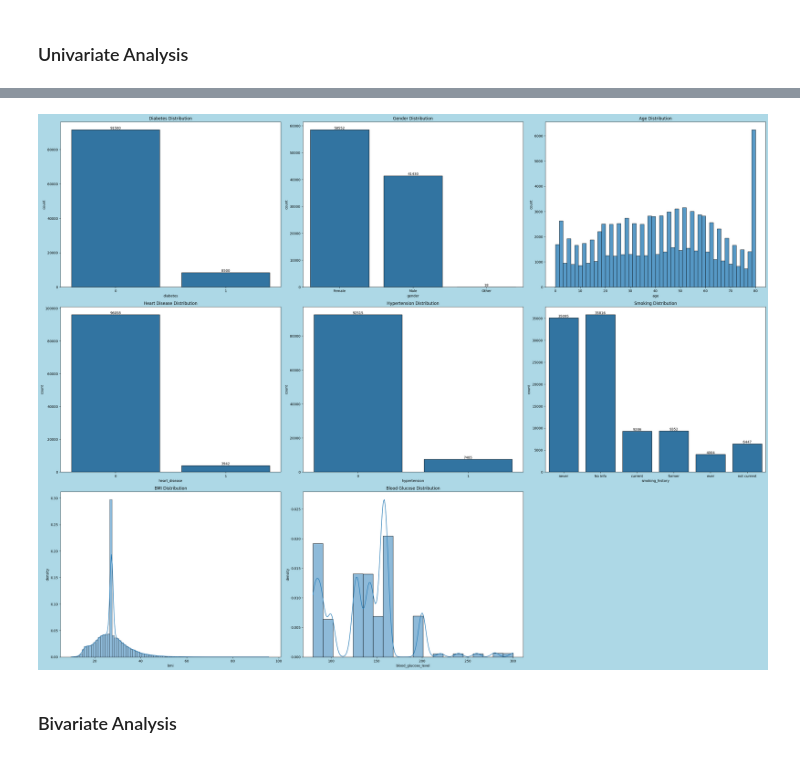
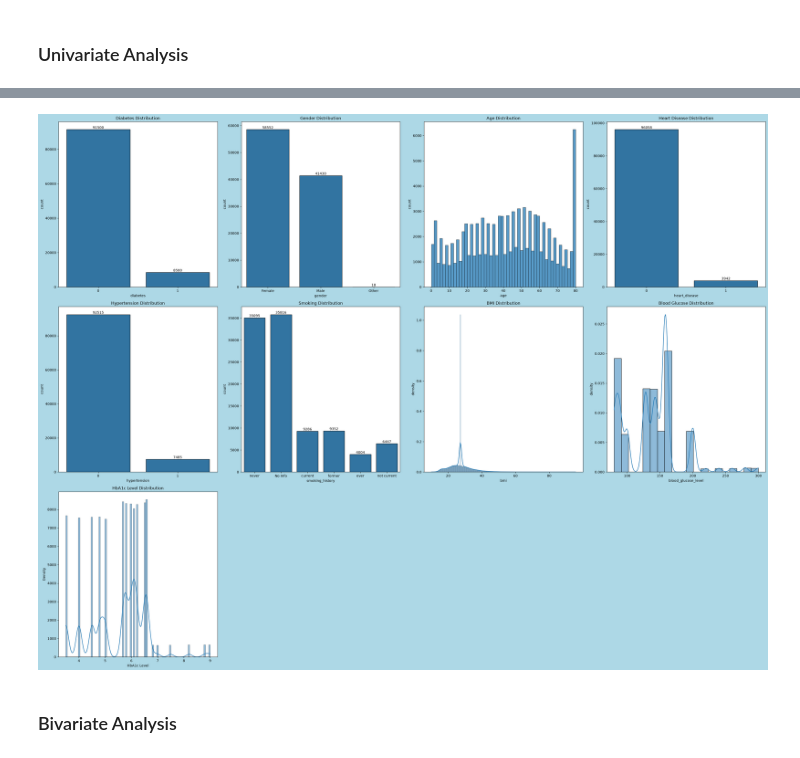
Before and after one commit to divneyrop/data-portfolio, a Jupyter notebook: notebooks/diabetes/eda.ipynb, the cells around one changed output, grey strips where cells are left out. Drawn from its saved outputs; the diff is of its cells as text; code cells hidden in the pictures.

```diff
--- a/notebooks/diabetes/eda.ipynb
+++ b/notebooks/diabetes/eda.ipynb
@@ -75,55 +103,61 @@ diabetes: 2 distinct values
 # %%
 plt.figure(figsize=(30,30), facecolor="lightblue")
 
-plt.subplot(4,3,1)
+plt.subplot(4,4,1)
 ax = sns.countplot(data=df, x="diabetes", edgecolor="black")
 ax.bar_label(ax.containers[0]) # type: ignore
 plt.title("Diabetes Distribution")
 
-plt.subplot(4,3,2)
+plt.subplot(4,4,2)
 ax = sns.countplot(data=df, x="gender", edgecolor="black")
 ax.bar_label(ax.containers[0]) # type: ignore
 plt.xlabel("gender")
 plt.ylabel("count")
 plt.title("Gender Distribution")
 
-plt.subplot(4,3,3)
+plt.subplot(4,4,3)
 sns.histplot(data=df, x="age", edgecolor="black")
 plt.xlabel("age")
 plt.ylabel("count")
 plt.title("Age Distribution")
 
-plt.subplot(4,3,4)
+plt.subplot(4,4,4)
 ax = sns.countplot(data=df, x="heart_disease", edgecolor="black")
 ax.bar_label(ax.containers[0]) # type: ignore
 plt.title("Heart Disease Distribution")
 
-plt.subplot(4,3,5)
+plt.subplot(4,4,5)
 ax = sns.countplot(data=df, x="hypertension", edgecolor="black")
 ax.bar_label(ax.containers[0]) # type: ignore
 plt.title("Hypertension Distribution")
 
-plt.subplot(4,3,6)
+plt.subplot(4,4,6)
 ax = sns.countplot(data=df, x="smoking_history", edgecolor="black")
 ax.bar_label(ax.containers[0]) # type: ignore
 plt.title("Smoking Distribution")
 
-plt.subplot(4,3,7)
-sns.histplot(data=df, x="bmi", discrete=True, stat="density", kde=True)
+plt.subplot(4,4,7)
+sns.histplot(data=df, x="bmi", stat="density", kde=True)
 plt.xlabel("bmi")
 plt.ylabel("density")
 plt.title("BMI Distribution")
 
-plt.subplot(4,3,8)
+plt.subplot(4,4,8)
 sns.histplot(data=df, x="blood_glucose_level", bins=20, stat="density", kde=True)
 plt.xlabel("blood_glucose_level")
 plt.ylabel("density")
 plt.title("Blood Glucose Distribution")
 
+plt.subplot(4,4,9)
+sns.histplot(data=df, x="HbA1c_level", kde=True)
+plt.xlabel("HbA1c Level")
+plt.ylabel("Density")
+plt.title("HbA1c Level Distribution")
+
 plt.tight_layout()
 plt.show()
 # %% [output]
-[figure, old version]
+[figure, new version]
 # %% [markdown]
 ### Bivariate Analysis
 # %%
```
Also changed, not shown: parts of 31 cells of this notebook.
